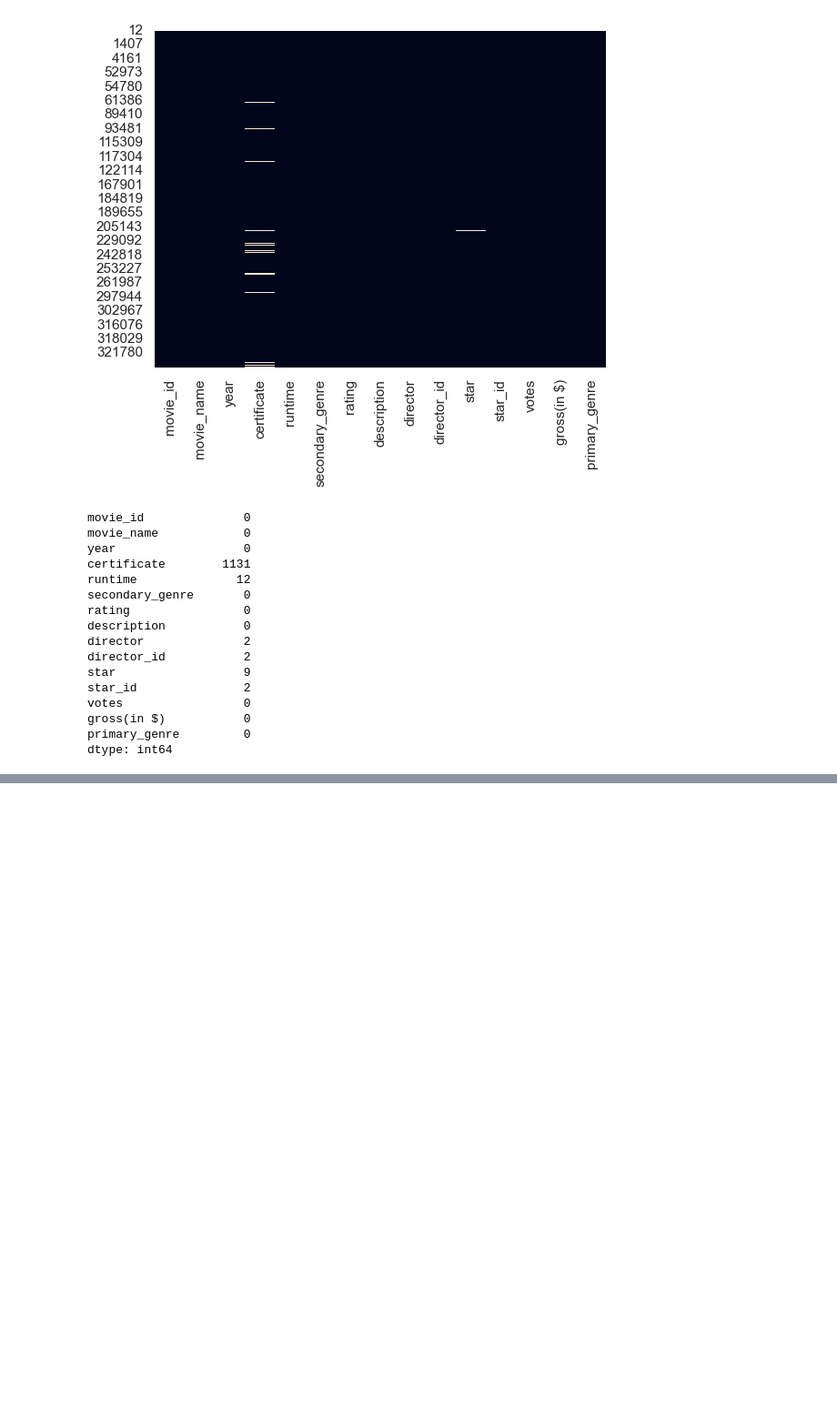
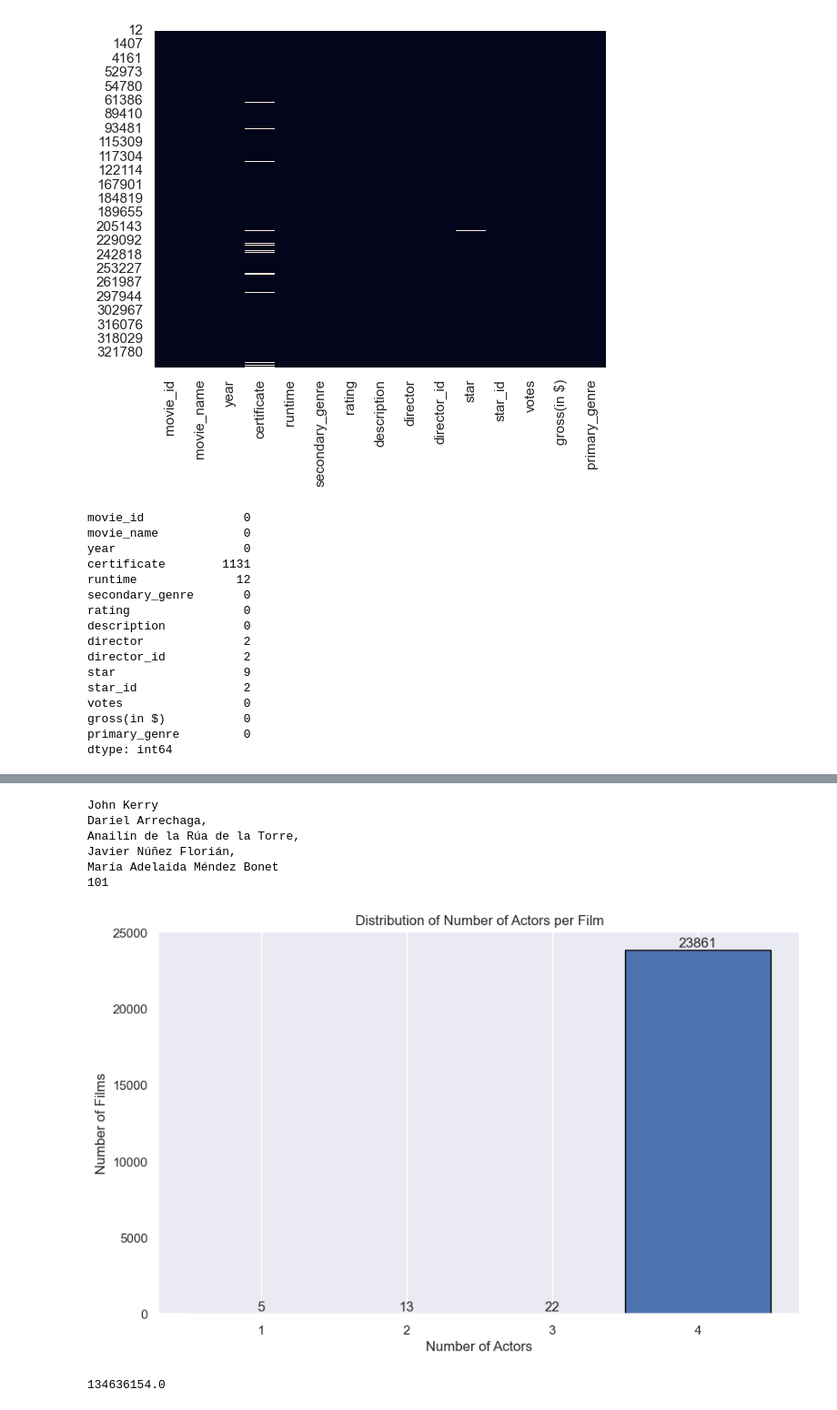
Before and after one commit to math19ab/BDP_BI, a Jupyter notebook: BDP_BI.ipynb, the cells around one changed output, grey strips where cells are left out. Shown at 91% size. Drawn from its saved outputs; the diff is of its cells as text; code cells hidden in the pictures; blank space fills up the shorter version.

```diff
--- a/BDP_BI.ipynb
+++ b/BDP_BI.ipynb
@@ -190,0 +202,5 @@ dtype: int64
+# %%
+##Because the remaining NaN values make up a small portion of the movie gross, we can safely drop these rows.
+
+#delete NaN values from columns "certificate", "runtime", "director", "star":
+df = df.dropna(subset=['certificate', 'runtime', 'director', 'star'])
@@ -190,0 +223,38 @@ dtype: int64
+# %%
+#inspect "star":
+shortest_star = df.loc[df['star'].str.len().idxmin(), 'star']
+longest_star = df.loc[df['star'].str.len().idxmax(), 'star']
+print(shortest_star)
+print(longest_star)
+print(df['star'].str.len().max())
+# %% [output]
+John Kerry
+Dariel Arrechaga,
+Anailín de la Rúa de la Torre,
+Javier Núñez Florián,
+María Adelaida Méndez Bonet
+101
+# %%
+#add a "actor_count" column:
+df['actor_count'] = df['star'].str.split(',').apply(len)
+# %%
+#print histogram for distribution of "star" column:
+plt.figure(figsize=(10, 6))
+ax = df['actor_count'].plot(kind='hist', bins=range(1, df['actor_count'].max() + 2), edgecolor='black', align='left')
+plt.title('Distribution of Number of Actors per Film')
+plt.xlabel('Number of Actors')
+plt.ylabel('Number of Films')
+plt.xticks(range(1, df['actor_count'].max() + 1))
+plt.grid(axis='y')
+for bar in ax.patches:
+    plt.text(bar.get_x() + bar.get_width() / 2, bar.get_height(), int(bar.get_height()),
+             ha='center', va='bottom')
+
+plt.show()
+# %% [output]
+[figure, added]
+# %%
+# Print the sum of "gross (in $)" for rows with "actor_count" of 1, 2, and 3:
+print(df.loc[df['actor_count'].isin([1, 2, 3]), 'gross(in $)'].sum())
+# %% [output]
+134636154.0
```
Also changed, not shown: parts of 10 cells of this notebook.
